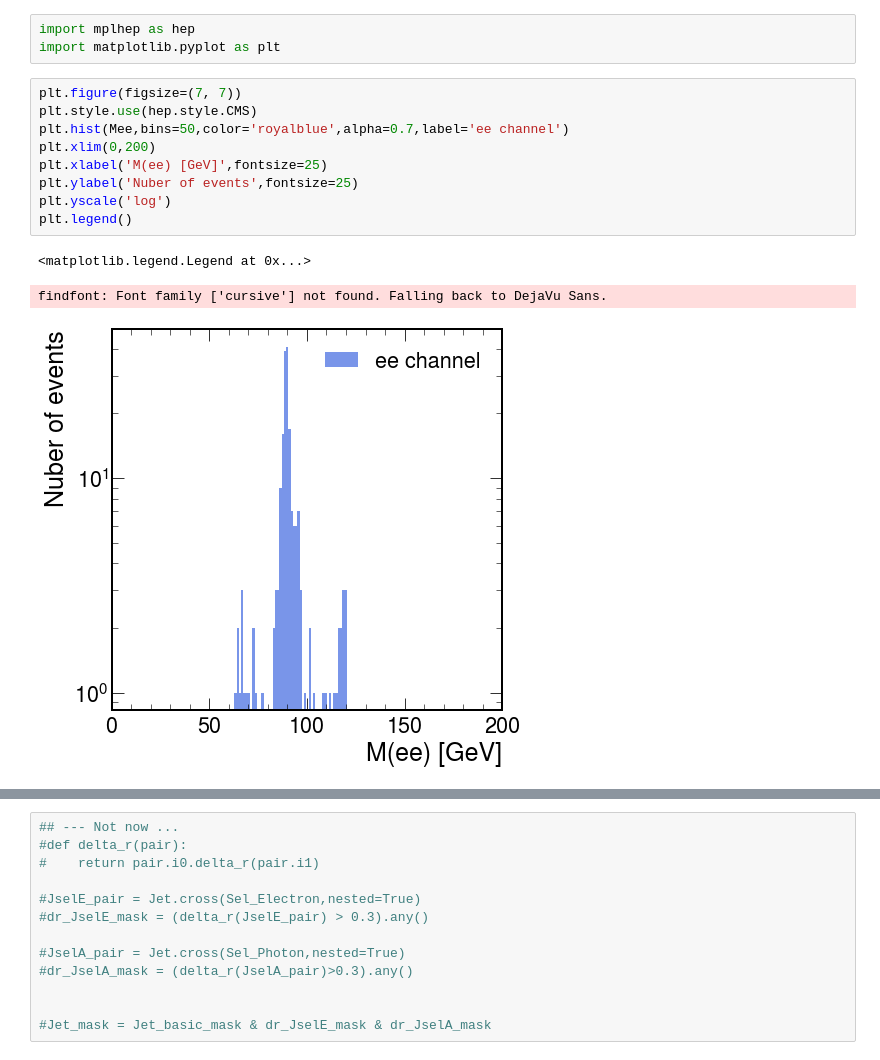
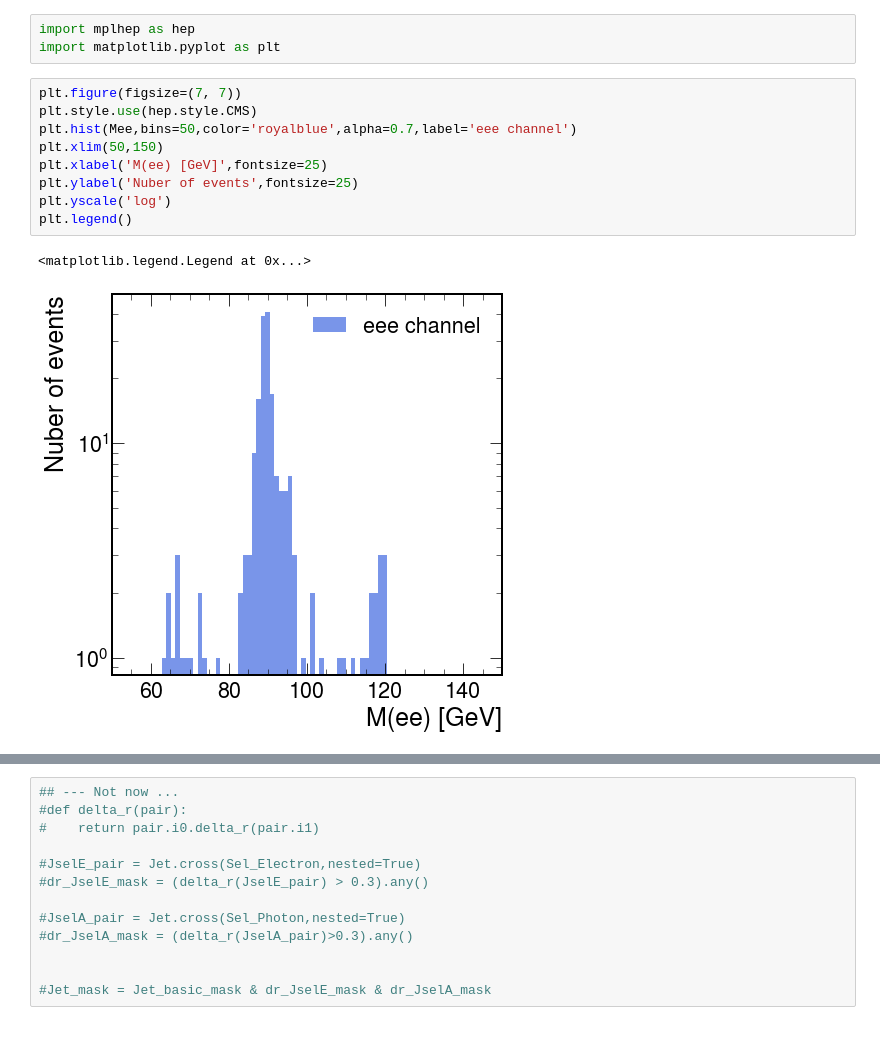
Before and after one commit to ico1036/WVA_study, a Jupyter notebook: Nano_AOD_Analysis/Coffea/WZG_ANal.ipynb, the cells around one changed output, grey strips where cells are left out. Cells and saved outputs as stored; diff of their text form.

```diff
--- a/Nano_AOD_Analysis/Coffea/WZG_ANal.ipynb
+++ b/Nano_AOD_Analysis/Coffea/WZG_ANal.ipynb
@@ -297,16 +351,15 @@ import matplotlib.pyplot as plt
 # %%
 plt.figure(figsize=(7, 7))
 plt.style.use(hep.style.CMS)
-plt.hist(Mee,bins=50,color='royalblue',alpha=0.7,label='ee channel')
-plt.xlim(0,200)
+plt.hist(Mee,bins=50,color='royalblue',alpha=0.7,label='eee channel')
+plt.xlim(50,150)
 plt.xlabel('M(ee) [GeV]',fontsize=25)
 plt.ylabel('Nuber of events',fontsize=25)
 plt.yscale('log')
 plt.legend()
 # %% [output]
 <matplotlib.legend.Legend at 0x...>
-findfont: Font family ['cursive'] not found. Falling back to DejaVu Sans.
-[figure, old version]
+[figure, new version]
 # %%
 plt.close()
 plt.figure(figsize=(7, 7))
```
Also changed, not shown: parts of 10 cells of this notebook.
